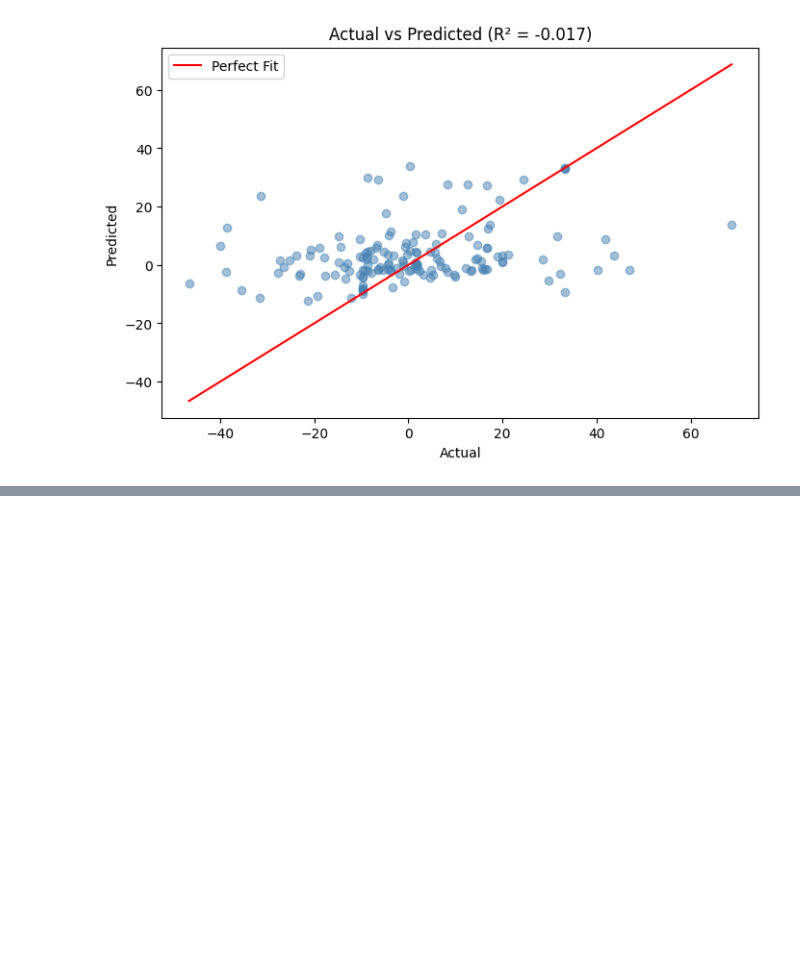
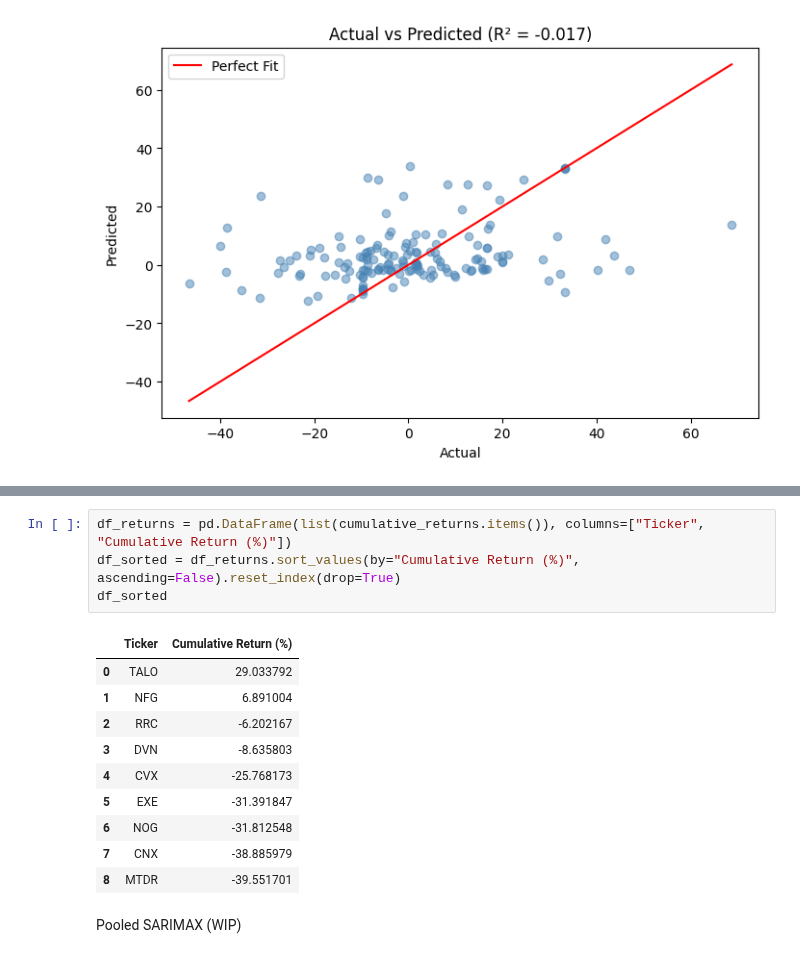
Before and after one commit to ShiyiU/HTTStockIndustryRankingTool, a Jupyter notebook: Notebooks/test.ipynb, the cells around one changed output, grey strips where cells are left out. Cells and saved outputs as stored; diff of their text form; blank space fills up the shorter version.

```diff
--- a/Notebooks/test.ipynb
+++ b/Notebooks/test.ipynb
@@ -450,0 +577,17 @@ Date:                Tue, 17 Mar 2026   AIC                            210.269
+# %%
+df_returns = pd.DataFrame(list(cumulative_returns.items()), columns=["Ticker", "Cumulative Return (%)"])
+df_sorted = df_returns.sort_values(by="Cumulative Return (%)", ascending=False).reset_index(drop=True)
+df_sorted
+# %% [output]
+|  | Ticker | Cumulative Return (%) |
+| 0 | TALO | 29.033792 |
+| 1 | NFG | 6.891004 |
+| 2 | RRC | -6.202167 |
+| 3 | DVN | -8.635803 |
+| 4 | CVX | -25.768173 |
+| 5 | EXE | -31.391847 |
+| 6 | NOG | -31.812548 |
+| 7 | CNX | -38.885979 |
+| 8 | MTDR | -39.551701 |
+# %% [markdown]
+Pooled SARIMAX (WIP)
```
Also changed, not shown: parts of 26 cells of this notebook.
